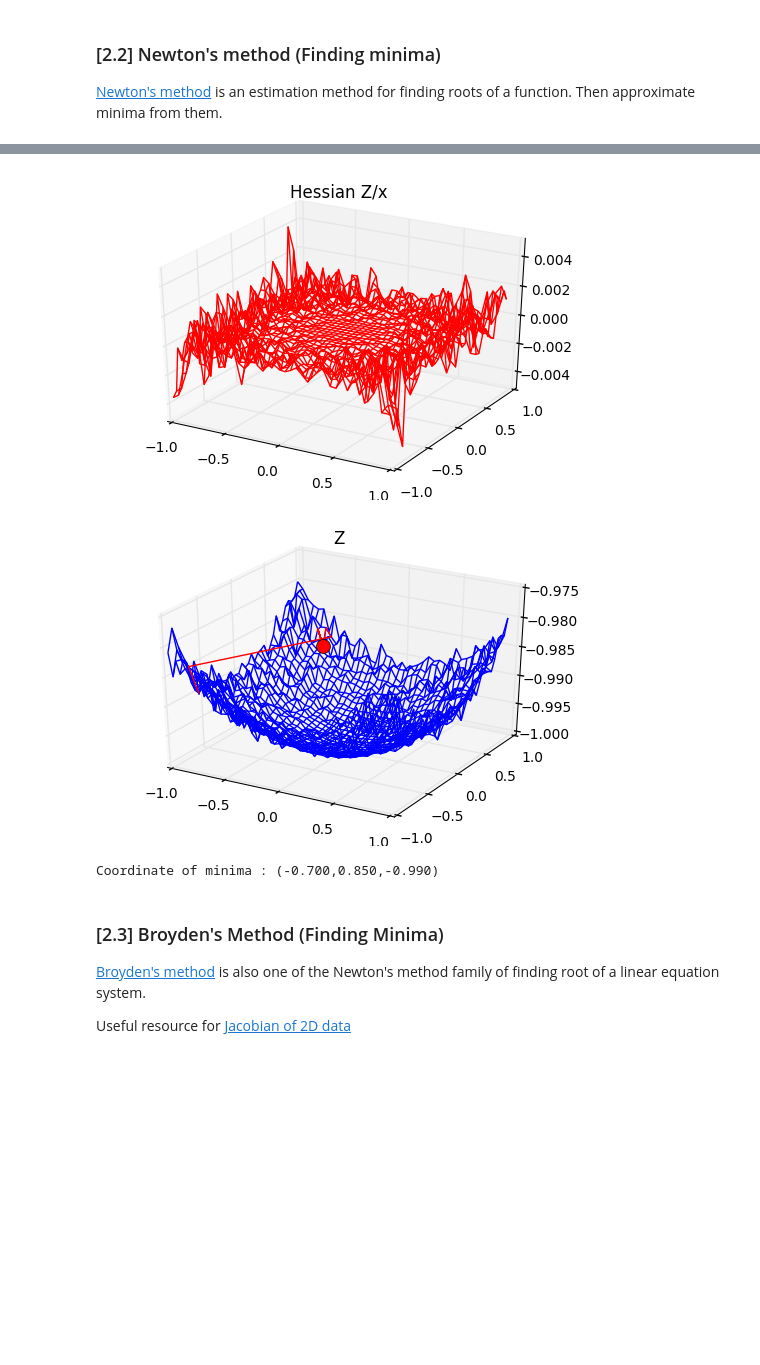
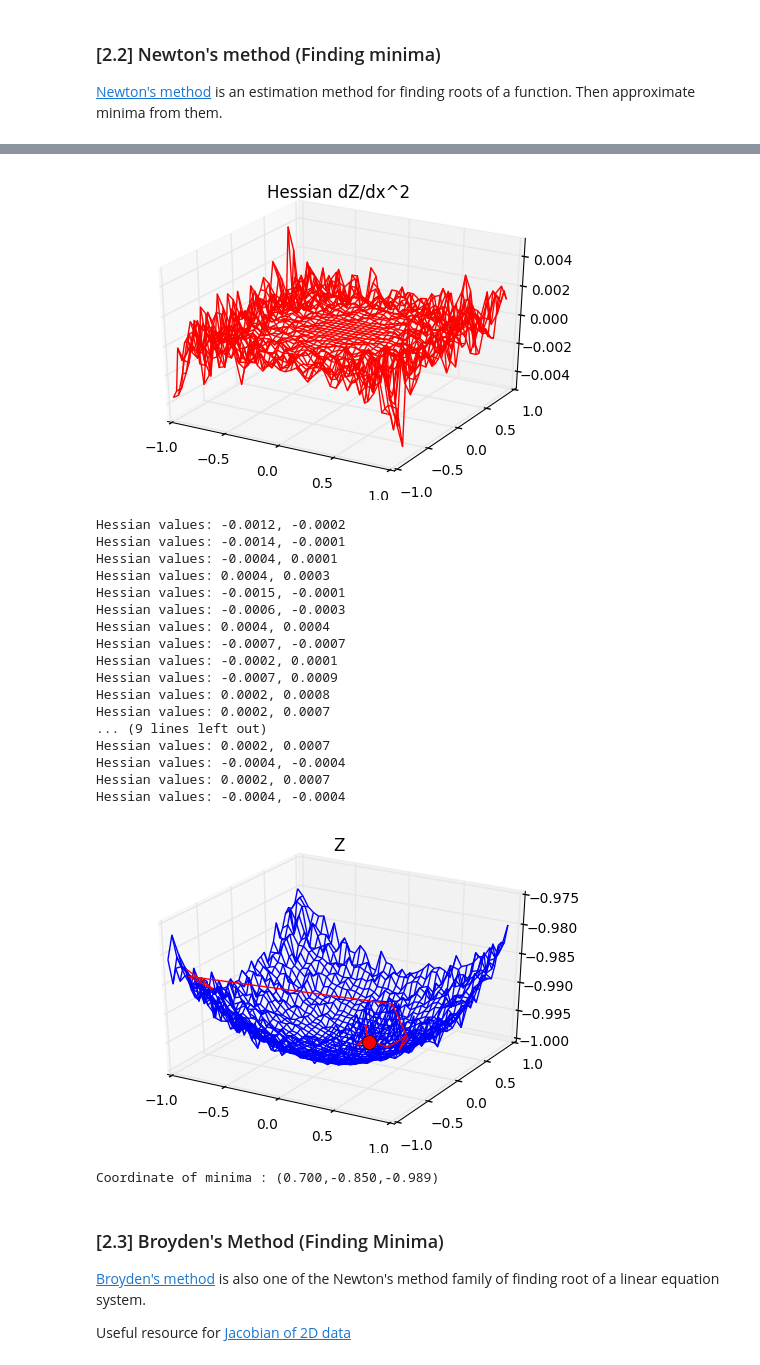
Before and after one commit to tao-pr/linear-optimisations, a Jupyter notebook: Linear Optimisations in Action.ipynb, the cells around one changed output, grey strips where cells are left out. Drawn from its saved outputs; the diff is of its cells as text; code cells hidden in the pictures; blank space fills up the shorter version.

Commit message:
Adjust Hessian step size

```diff
--- a/Linear Optimisations in Action.ipynb
+++ b/Linear Optimisations in Action.ipynb
@@ -179,14 +179,14 @@ fig  = plt.figure(1)
 ax3d = fig.add_subplot(111, projection='3d')
 
 ax3d.plot_wireframe(X,Y,hZyy,color='r')
-plt.title('Hessian Z/y')
+plt.title('Hessian dZ/dy^2')
 plt.show()
 
 fig  = plt.figure(2)
 ax3d = fig.add_subplot(111, projection='3d')
 
 ax3d.plot_wireframe(X,Y,hZxx,color='r')
-plt.title('Hessian Z/x')
+plt.title('Hessian dZ/dx^2')
 plt.show()
 
 
@@ -196,8 +196,8 @@ u,v = np.random.choice(range(5),2)
 routex = [X[v][u]]
 routey = [Y[v][u]]
 routez = [Z[v][u]]
-iters  = 10
-alpha  = 0.01 # Step size
+iters  = 25
+alpha  = 0.03 # Step size
 i      = 0
 
 while i<iters:
@@ -214,6 +214,9 @@ while i<iters:
 
     dx = -(1/hx) * dZx[v][u] * alpha
     dy = -(1/hy) * dZy[v][u] * alpha
+
+    # TAODEBUG:
+    print('Hessian values: {0:.4f}, {1:.4f}'.format(hx,hy))
 
     # Find the next position to traverse
     du = int(np.ceil(dx/res))
@@ -247,6 +250,23 @@ print('Coordinate of minima : ({0:.3f},{1:.3f},{2:.3f})'.format(minx,miny,minz))
-[figure, old version]
+[figure, new version]
+Hessian values: -0.0012, -0.0002
+Hessian values: -0.0014, -0.0001
+Hessian values: -0.0004, 0.0001
+Hessian values: 0.0004, 0.0003
+Hessian values: -0.0015, -0.0001
+Hessian values: -0.0006, -0.0003
+Hessian values: 0.0004, 0.0004
+Hessian values: -0.0007, -0.0007
+Hessian values: -0.0002, 0.0001
+Hessian values: -0.0007, 0.0009
+Hessian values: 0.0002, 0.0008
+Hessian values: 0.0002, 0.0007
+... (9 lines left out)
+Hessian values: 0.0002, 0.0007
+Hessian values: -0.0004, -0.0004
+Hessian values: 0.0002, 0.0007
+Hessian values: -0.0004, -0.0004
-[figure, old version]
+[figure, new version]
-Coordinate of minima : (-0.700,0.850,-0.990)
+Coordinate of minima : (0.700,-0.850,-0.989)
 # %% [markdown]
 ### [2.3] Broyden's Method (Finding Minima)
 [Broyden's method](https://en.wikipedia.org/wiki/Broyden's_method) is also one of the Newton's method family of finding root of a linear equation system.
```
Also changed, not shown: parts of 1 cell of this notebook.
